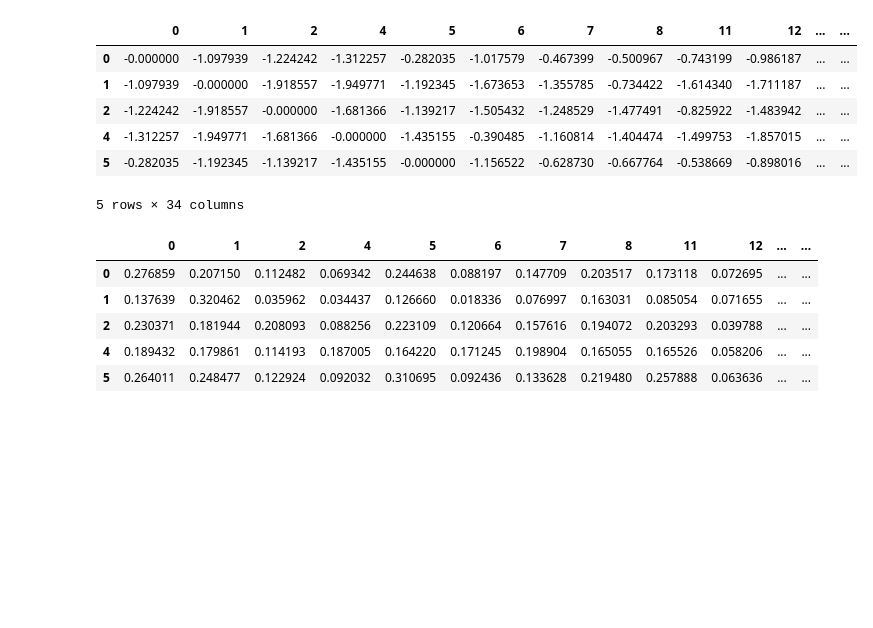
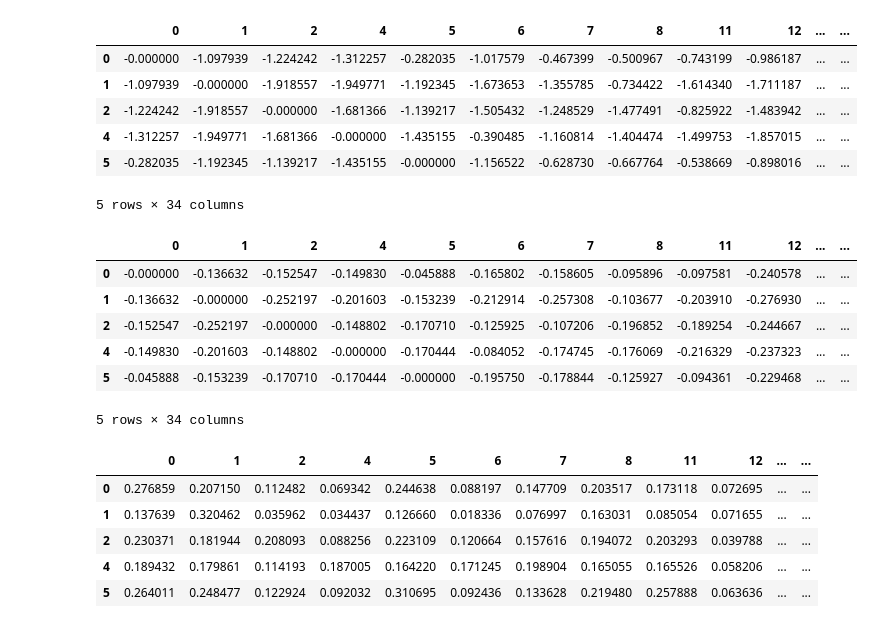
Before and after one commit to yashkher-123/transferability-through-representations, a Jupyter notebook: baselines/baseline_overview.ipynb, the cells around one changed output. Cells and saved outputs as stored; diff of their text form; code cells hidden in the pictures; blank space fills up the shorter version.

```diff
--- a/baselines/baseline_overview.ipynb
+++ b/baselines/baseline_overview.ipynb
@@ -144,6 +144,21 @@ embedding_matrix3.head()
 | 4 | -1.312257 | -1.949771 | -1.681366 | -0.000000 | -1.435155 | -0.390485 | -1.160814 | -1.404474 | -1.499753 | -1.857015 | ... | ... |
 | 5 | -0.282035 | -1.192345 | -1.139217 | -1.435155 | -0.000000 | -1.156522 | -0.628730 | -0.667764 | -0.538669 | -0.898016 | ... | ... |
 5 rows × 34 columns
+# %%
+embedding_matrix4 = pd.read_csv("../probing/embedding_matrix_v4.csv")
+embedding_matrix4.set_index("domain_id", inplace=True)
+embedding_matrix4.index.name = None
+embedding_matrix4.index = embedding_matrix4.index.astype(int)
+embedding_matrix4.columns = embedding_matrix4.columns.astype(int)
+embedding_matrix4.head()
+# %% [output]
+|  | 0 | 1 | 2 | 4 | 5 | 6 | 7 | 8 | 11 | 12 | ... | ... |
+| 0 | -0.000000 | -0.136632 | -0.152547 | -0.149830 | -0.045888 | -0.165802 | -0.158605 | -0.095896 | -0.097581 | -0.240578 | ... | ... |
+| 1 | -0.136632 | -0.000000 | -0.252197 | -0.201603 | -0.153239 | -0.212914 | -0.257308 | -0.103677 | -0.203910 | -0.276930 | ... | ... |
+| 2 | -0.152547 | -0.252197 | -0.000000 | -0.148802 | -0.170710 | -0.125925 | -0.107206 | -0.196852 | -0.189254 | -0.244667 | ... | ... |
+| 4 | -0.149830 | -0.201603 | -0.148802 | -0.000000 | -0.170444 | -0.084052 | -0.174745 | -0.176069 | -0.216329 | -0.237323 | ... | ... |
+| 5 | -0.045888 | -0.153239 | -0.170710 | -0.170444 | -0.000000 | -0.195750 | -0.178844 | -0.125927 | -0.094361 | -0.229468 | ... | ... |
+5 rows × 34 columns
 # %%
 predicted_T2 = pd.read_csv("../training/predicted_transfer_matrix_v2.csv")
 predicted_T2.set_index("Unnamed: 0", inplace=True)
```
Also changed, not shown: parts of 3 cells of this notebook, 2 other files.
